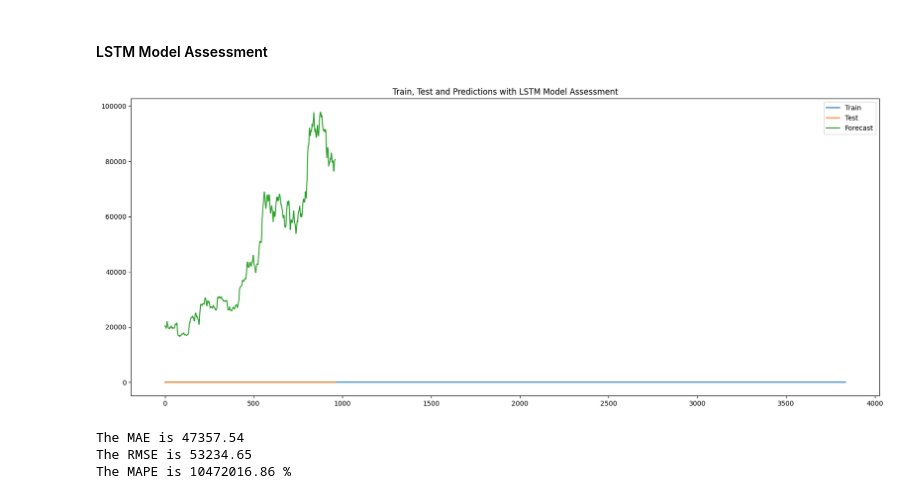
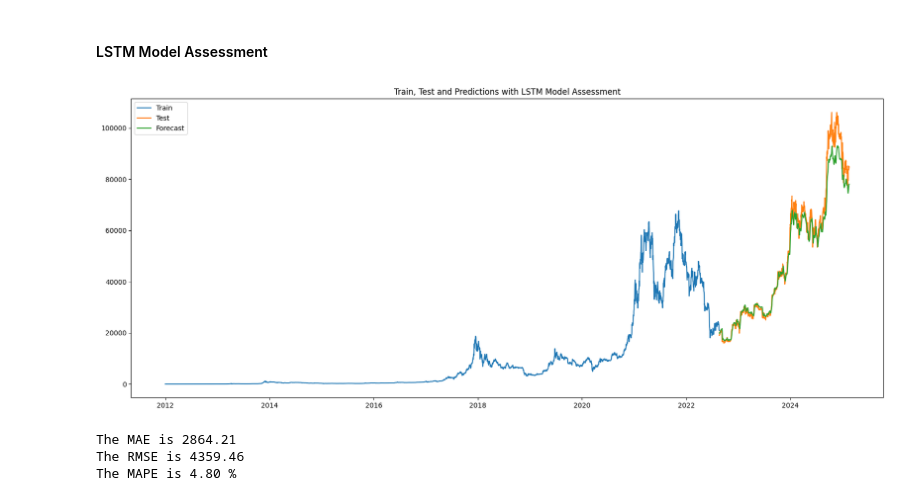
Before and after one commit to shawnarneygit/ai_machine_learning, a Jupyter notebook: bitcoin/bitcoin.ipynb, the cells around one changed output. Cells and saved outputs as stored; diff of their text form; code cells hidden in the pictures.

```diff
--- a/bitcoin/bitcoin.ipynb
+++ b/bitcoin/bitcoin.ipynb
@@ -699,5 +662,6 @@ X_train, X_test, y_train, y_test = train_test_split(X, y, test_size=0.2, shuffle
 # %%
 results = []
+best_mae = 100_000_00
 
 # set up Hyperband tuner
 tuner = kt.Hyperband(
@@ -714,7 +678,7 @@ stop_early = EarlyStopping(monitor='val_loss', patience=5, restore_best_weights=
 
 # launch search
 tuner.search(
-    X_train, y_train,
+    X_train_scaled, y_train_scaled,
     epochs=50,
     batch_size=32,
     validation_split=0.1,
@@ -728,13 +692,11 @@ best_model = tuner.get_best_models(1)[0]
 best_hp = tuner.get_best_hyperparameters(1)[0]
 val_loss = tuner.oracle.get_best_trials(1)[0].score
 
-y_pred, y_actual = lstm_predictions(best_model, X_test, y_test, target_index, scaler)
+y_pred, y_actual = lstm_predictions(best_model, X_test_scaled, y_test_scaled, target_index, scaler)
 
 mae = mean_absolute_error(y_actual, y_pred)
 rmse = root_mean_squared_error(y_actual, y_pred)
 mape = mean_absolute_percentage_error(y_actual, y_pred)
-
-predictions_lstm_model = y_pred
 
 results.append({
     'batch_size': 32,
@@ -743,10 +705,12 @@ results.append({
     'model': best_model,
     'mae': mae,
     'rmse': rmse,
-    'mape': mape
+    'mape': mape,
+    'predictions':y_pred,
+    'y_actual': y_actual
 })
 
-
+# get the best result
 best_result = min(results, key=lambda x: x['val_loss'])
 
 print("\n✅ Best Result:")
@@ -754,14 +718,6 @@ print(f"Batch Size: {best_result['batch_size']}")
 print(f"Validation Loss: {best_result['val_loss']:.4f}")
 print(f"Hyperparameters: {best_result['hyperparams']}")
 print(f"MAE: {best_result['mae']:.2f}, RMSE: {best_result['rmse']:.2f}, MAPE: {best_result['mape']*100:.2f}%")
-
-
-# original 14.11%
-
-# 2.63% if no other columns, 64 units, 32 batch size, sequence 60
-# MAPE: 10.73% with everything.  hyblock and additional columns.
-# MAPE: 34% with everything.
-# MAPE: 28.01% with everything.
 # %% [output]
 Reloading Tuner from kt_dir/lstm_tuning/tuner0.json
 Results summary
@@ -797,10 +746,28 @@ MAE: 2004.77, RMSE: 3095.32, MAPE: 3.55%
 # %% [markdown]
 #### LSTM Model Assessment
-# %%
-# LSTM Model assessment
-model_assessment(y_train, y_test, predictions_lstm_model, "LSTM Model Assessment")
-# %% [output]
-[figure, removed]
-The MAE is 47357.54
-The RMSE is 53234.65
-The MAPE is 10472016.86 %
+# %%
+# take the predicted array and create a new dataframe, for model assessment
+best_result = min(results, key=lambda x: x['val_loss'])
+
+# the y_predicted
+y_test_reduced = y_test[:len(y_test_scaled)] # b/c of sequence length, test_scaled is a smaller series
+predicted_df = pd.DataFrame(
+    best_result['predictions'],
+    index=y_test_reduced.index,
+    columns=['y'] # target 'y'
+)
+
+# the y_actual
+actual_df = pd.DataFrame(
+    best_result['y_actual'],
+    index=y_test_reduced.index,
+    columns=['y'] # target 'y'
+)
+
+# LSTM Model assessment
+model_assessment(y_train, actual_df, predicted_df, "LSTM Model Assessment")
+# %% [output]
+[figure, added]
+The MAE is 2864.21
+The RMSE is 4359.46
+The MAPE is 4.80 %
```
Also changed, not shown: parts of 12 cells of this notebook.
